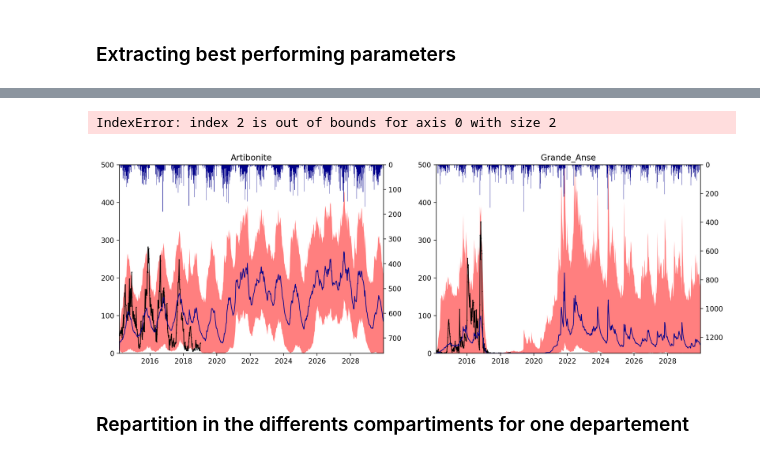
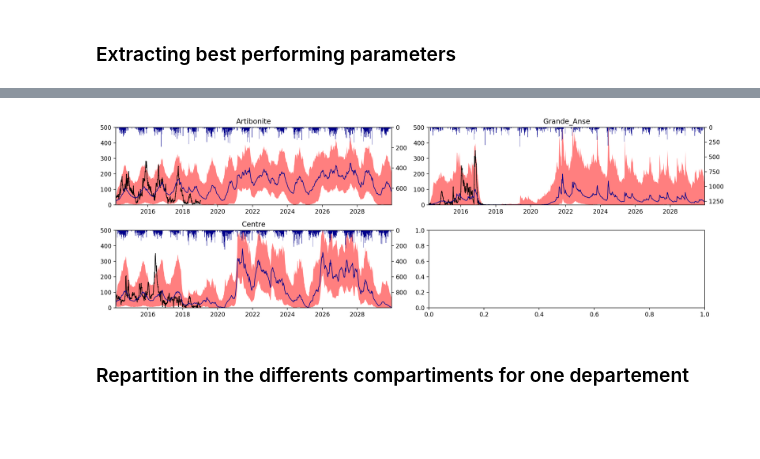
Before and after one commit to jcblemai/haiti-mass-ocv-campaign, a Jupyter notebook: forecast.ipynb, the cells around one changed output, grey strips where cells are left out. Cells and saved outputs as stored; diff of their text form; code cells hidden in the pictures; blank space fills up the shorter version.

```diff
--- a/forecast.ipynb
+++ b/forecast.ipynb
@@ -172,30 +176,28 @@ params_disp
 # %%
 ti = input_parameters['t_start']
 tf = input_parameters['t_end']
 tf = t_for
-#tf = datetime.date(2018,7,21)
 
-fig, axes = plt.subplots((len(all_data))//2, 2, figsize=(15,5), squeeze = True, dpi = 200);
+fig, axes = plt.subplots((len(dept_avail))//2+1, 2, figsize=(15,5), squeeze = True, dpi = 200);
 fig.patch.set_facecolor('white')
 axes = axes.flatten();
 for i, dp in enumerate(dept_avail):
 
     axt =  axes[i].twinx()
     axes[i].plot(cases[dp][t_start:][ti:tf], marker='.', linestyle='-',color='k', linewidth=1, markersize=1 )
     axes[i].fill_between(all_data[dp]['cases']['q05'][ti:tf].index, all_data[dp]['cases']['q05'][ti:tf], all_data[dp]['cases']['q95'][ti:tf], alpha = .5, color = 'red', linewidth = 0)
     axes[i].plot(all_data[dp]['cases']['q50'][ti:tf], alpha = 1,linestyle='-', linewidth = 1, color = 'darkblue')
     axt.bar(pd.date_range(ti,tf, freq='W-SAT').date, rain[dp].resample('W-SAT').sum()[ti:tf], label = r'Rainfall', color = 'darkblue', width=7, alpha = 1)
 
     axes[i].set_title(dp)
     axes[i].set_ylim(0, 500)
     axt.set_ylim(4*max(rain[dp].resample('W-SAT').sum()[t_start:t_for]),0) # check if only reverse y
     axes[i].set_xlim(ti, tf)
     #axes[i].legend()
 
 fig.tight_layout()
 # %% [output]
-IndexError: index 2 is out of bounds for axis 0 with size 2
-[figure, old version]
+[figure, new version]
 # %% [markdown]
 ### Repartition in the differents compartiments for one departement
 # %%
```
Also changed, not shown: parts of 20 cells of this notebook.
